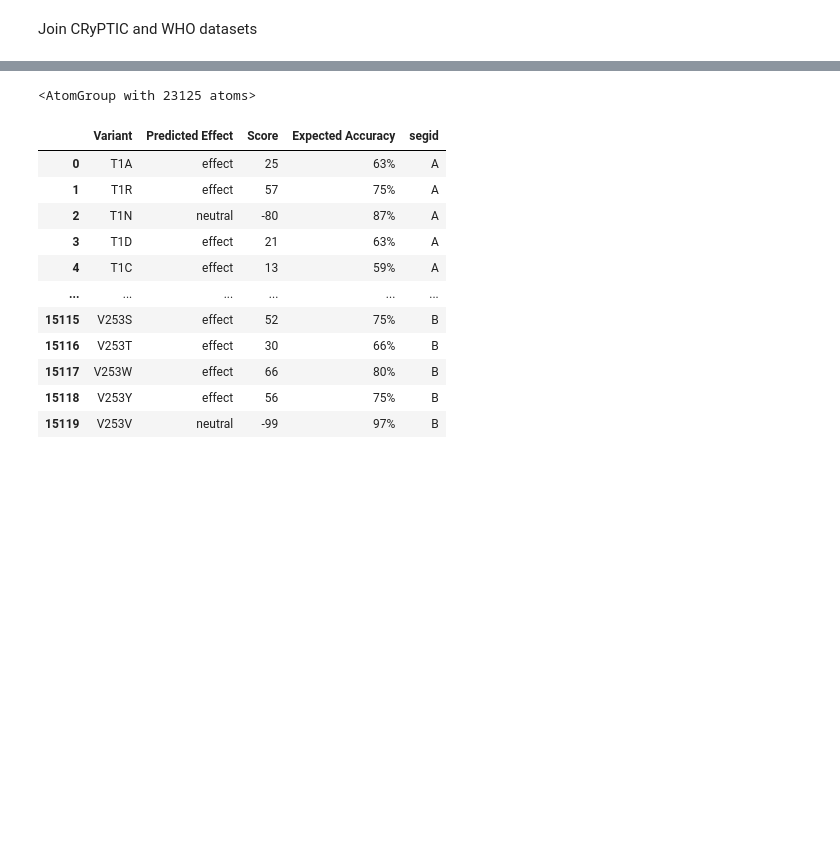
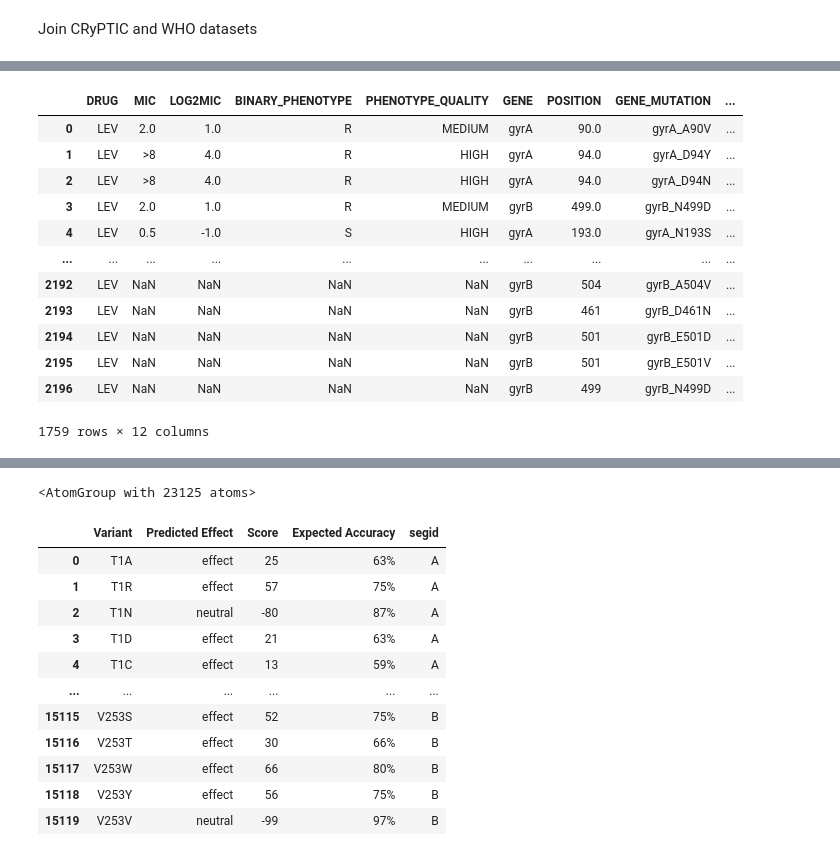
Before and after one commit to viktoria023/thesis-repository, a Jupyter notebook: predict_FQ_resistance/01_Dataset_prep.ipynb, the cells around one changed output, grey strips where cells are left out. Saved outputs shown, nothing was run; the diff lists cells and outputs as text; code cells hidden in the pictures; blank space fills up the shorter version.

```diff
--- a/predict_FQ_resistance/01_Dataset_prep.ipynb
+++ b/predict_FQ_resistance/01_Dataset_prep.ipynb
@@ -406,0 +423,21 @@ LEV_DATASET
+# %%
+#For now, drop rows with mutations outside of crystallized regions, might impute values later on (segid A: 15-501, segid B: 425-675)
+MXF_DATASET = MXF_DATASET[(MXF_DATASET.segid == 'A') & MXF_DATASET.POSITION.astype(int).isin(list(range(15,502)))
+            | (MXF_DATASET.segid == 'B') & MXF_DATASET.POSITION.astype(int).isin(list(range(425,676)))]
+LEV_DATASET = LEV_DATASET[(LEV_DATASET.segid == 'A') & LEV_DATASET.POSITION.astype(int).isin(list(range(15,502)))
+            | (LEV_DATASET.segid == 'B') & LEV_DATASET.POSITION.astype(int).isin(list(range(425,676)))]
+LEV_DATASET
+# %% [output]
+|  | DRUG | MIC | LOG2MIC | BINARY_PHENOTYPE | PHENOTYPE_QUALITY | GENE | POSITION | GENE_MUTATION | ... |
+| 0 | LEV | 2.0 | 1.0 | R | MEDIUM | gyrA | 90.0 | gyrA_A90V | ... |
+| 1 | LEV | >8 | 4.0 | R | HIGH | gyrA | 94.0 | gyrA_D94Y | ... |
+| 2 | LEV | >8 | 4.0 | R | HIGH | gyrA | 94.0 | gyrA_D94N | ... |
+| 3 | LEV | 2.0 | 1.0 | R | MEDIUM | gyrB | 499.0 | gyrB_N499D | ... |
+| 4 | LEV | 0.5 | -1.0 | S | HIGH | gyrA | 193.0 | gyrA_N193S | ... |
+| ... | ... | ... | ... | ... | ... | ... | ... | ... | ... |
+| 2192 | LEV | NaN | NaN | NaN | NaN | gyrB | 504 | gyrB_A504V | ... |
+| 2193 | LEV | NaN | NaN | NaN | NaN | gyrB | 461 | gyrB_D461N | ... |
+| 2194 | LEV | NaN | NaN | NaN | NaN | gyrB | 501 | gyrB_E501D | ... |
+| 2195 | LEV | NaN | NaN | NaN | NaN | gyrB | 501 | gyrB_E501V | ... |
+| 2196 | LEV | NaN | NaN | NaN | NaN | gyrB | 499 | gyrB_N499D | ... |
+1759 rows × 12 columns
```
Also changed, not shown: parts of 8 cells of this notebook.
